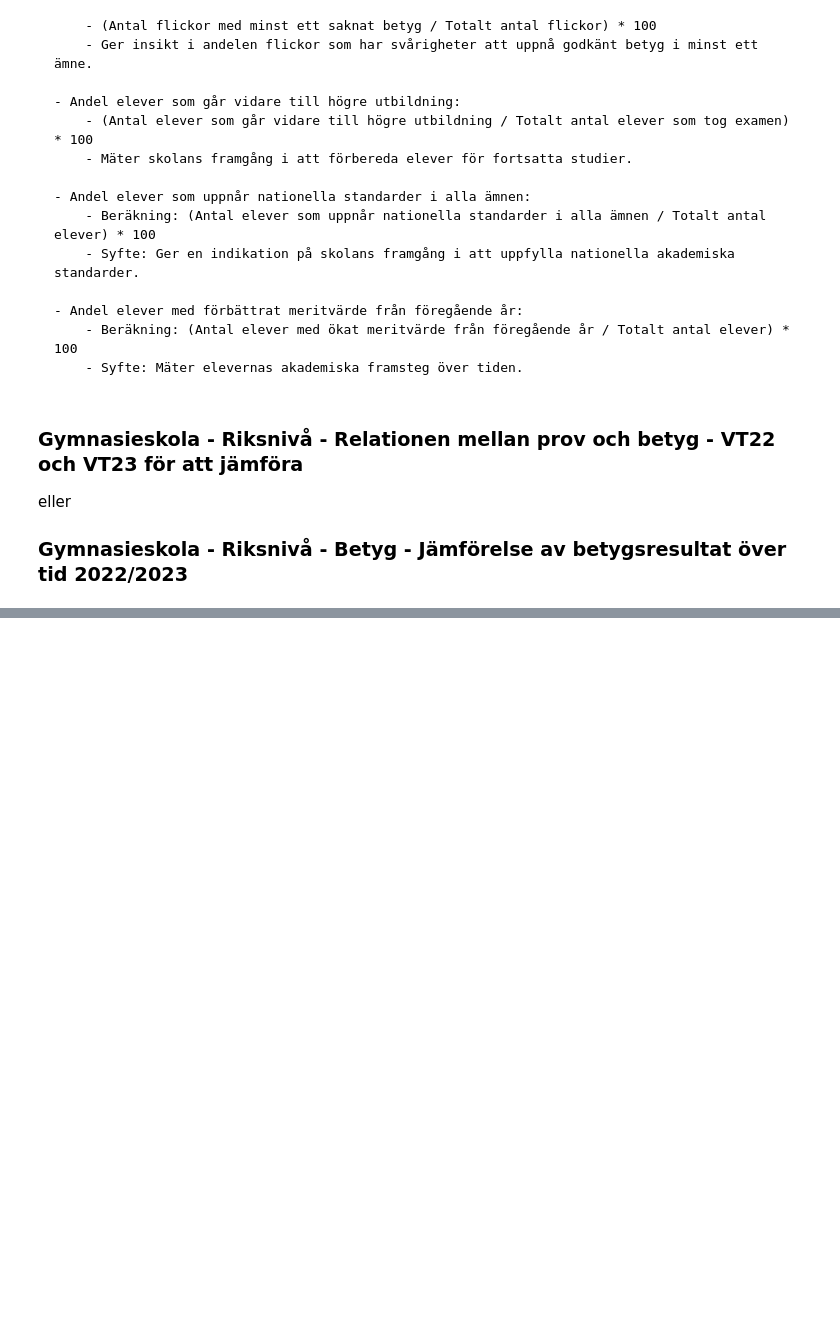
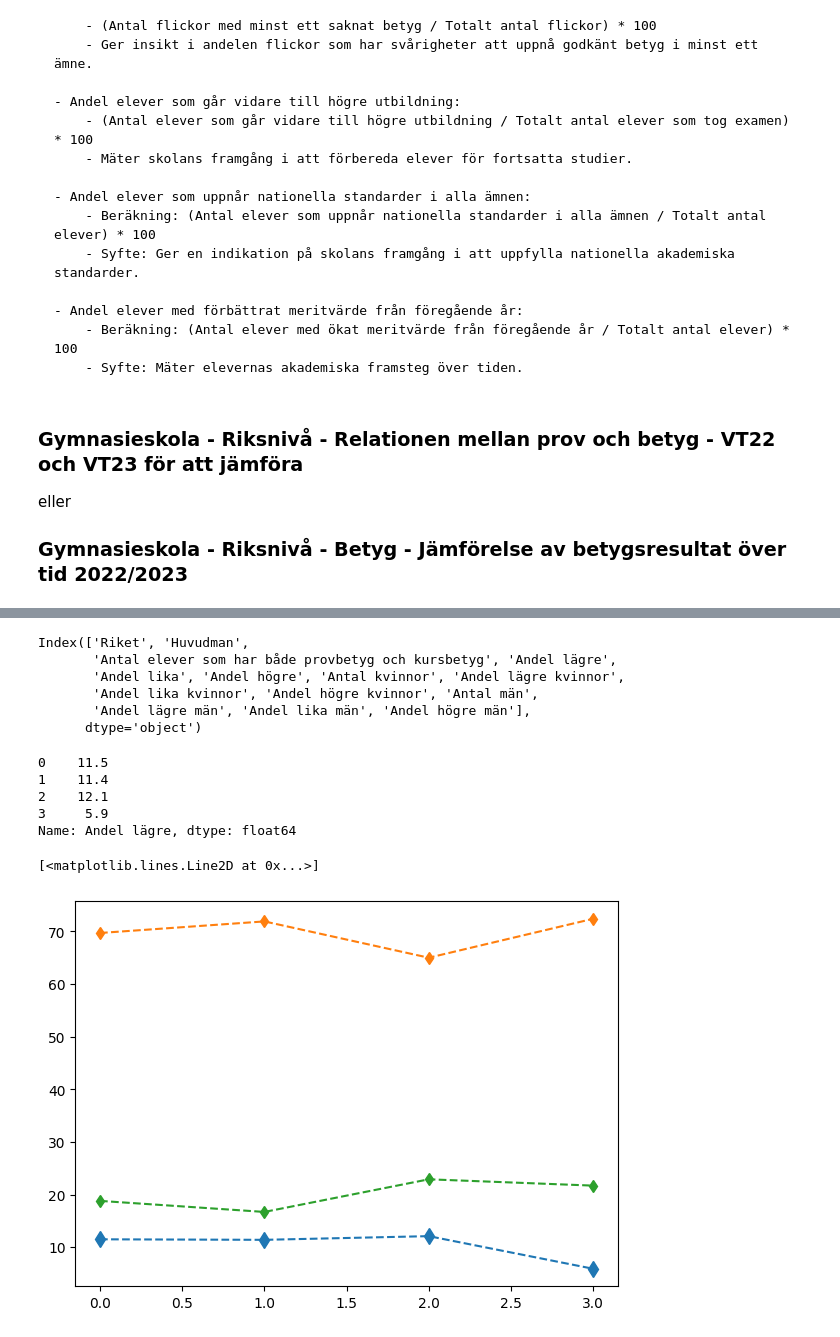
Before and after one commit to SandraAnder/Python-Sandra-Andersson-OPA23, a Jupyter notebook: Labb2/Laboration2_.ipynb, the cells around one changed output, grey strips where cells are left out. Cells and saved outputs as stored; diff of their text form; code cells hidden in the pictures; blank space fills up the shorter version.

```diff
--- a/Labb2/Laboration2_.ipynb
+++ b/Labb2/Laboration2_.ipynb
@@ -631,0 +607,44 @@ Antal män: Antal manliga elever som har både provbetyg och kursbetyg
+# %%
+# Kolla på kolumnnamnen i ditt dataset
+print(gymnasie_vt22["Engelska 5"].columns)
+# %% [output]
+Index(['Riket', 'Huvudman',
+       'Antal elever som har både provbetyg och kursbetyg', 'Andel lägre',
+       'Andel lika', 'Andel högre', 'Antal kvinnor', 'Andel lägre kvinnor',
+       'Andel lika kvinnor', 'Andel högre kvinnor', 'Antal män',
+       'Andel lägre män', 'Andel lika män', 'Andel högre män'],
+      dtype='object')
+# %%
+# Variabel för årskurser
+grades_A = gymnasie_vt22["Engelska 5"]
+grades_B = gymnasie_vt23["Engelska 5"]
+
+# Skapa numpy-array för x-värden
+grades_A_np = np.arange(len(grades_A))
+grades_B_np = np.arange(len(grades_B))
+
+# Beräknar antal elever som saknar godkänt och slutbetyg, samma som ovan
+grade_low_A = (grades_A["Andel lägre"])
+grade_same_A = (grades_A["Andel lika"])
+grade_high_A = (grades_A["Andel högre"])
+grade_low_B = (grades_B["Andel lägre"])
+grade_same_B = (grades_B["Andel lika"])
+grade_high_B = (grades_B["Andel högre"])
+
+display(grade_low_A)
+# %% [output]
+0    11.5
+1    11.4
+2    12.1
+3     5.9
+Name: Andel lägre, dtype: float64
+# %%
+fig, ax = plt.subplots(figsize=(7, 5))
+
+# Ritar linjediagramet med punkter som markerar varje år
+plt.plot(grades_A_np, grade_low_A, label="Lägre", marker="d", ms=8, ls="--")
+plt.plot(grades_A_np, grade_same_A, label="Samma", marker="d", ls="--")
+plt.plot(grades_A_np, grade_high_A, label="Högre", marker="d", ls="--")
+# %% [output]
+[<matplotlib.lines.Line2D at 0x...>]
+[figure, added]
```
Also changed, not shown: parts of 4 cells of this notebook.
